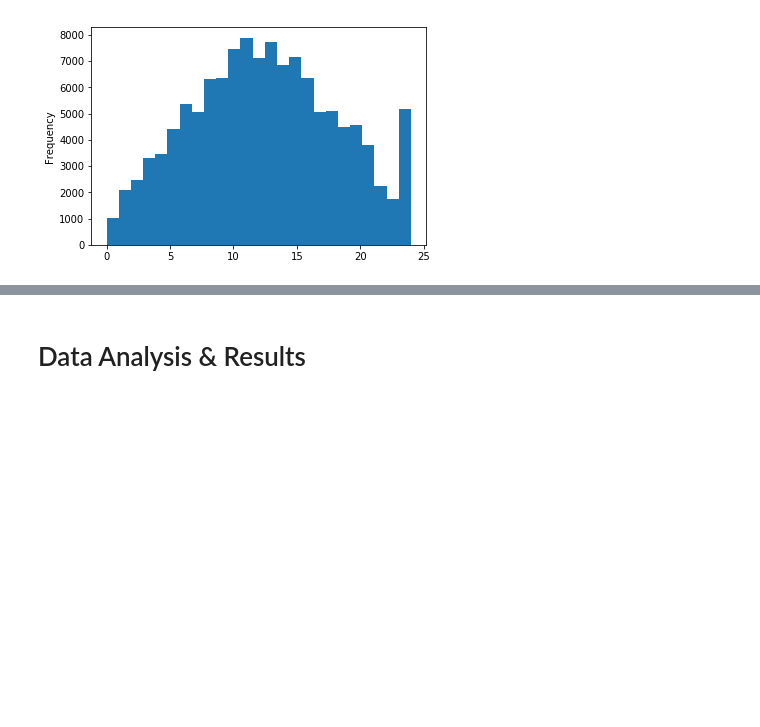
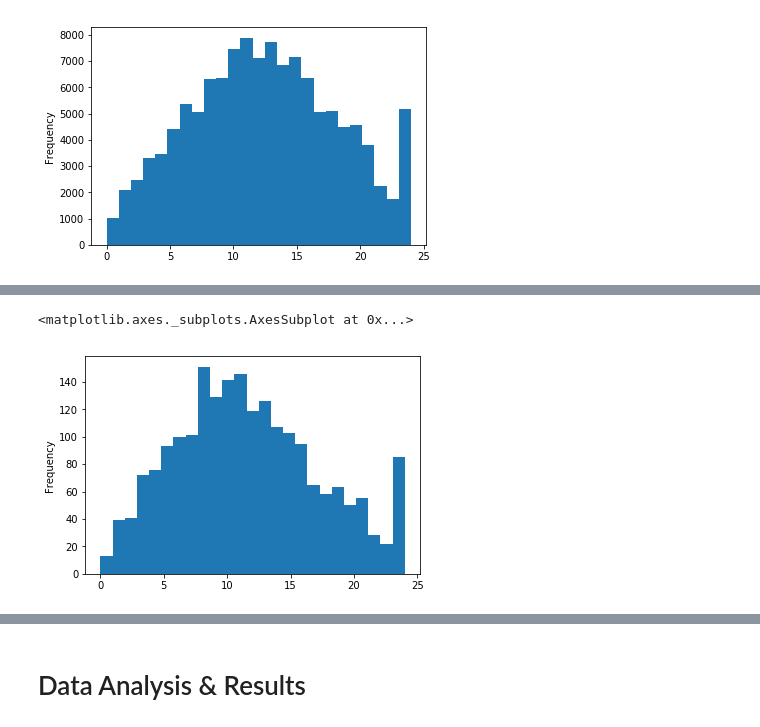
Before and after one commit to thomastangerine/COGS_108_Final, a Jupyter notebook: FinalProject.ipynb, the cells around one changed output, grey strips where cells are left out. Saved outputs shown, nothing was run; the diff lists cells and outputs as text; code cells hidden in the pictures; blank space fills up the shorter version.

```diff
--- a/FinalProject.ipynb
+++ b/FinalProject.ipynb
@@ -519,0 +228,5 @@ shots['SHOT_CLOCK'].plot.hist(bins=25)
+# %%
+last_two_min['SHOT_CLOCK'].plot.hist(bins=25)
+# %% [output]
+<matplotlib.axes._subplots.AxesSubplot at 0x...>
+[figure, added]
```
Also changed, not shown: parts of 22 cells of this notebook.
